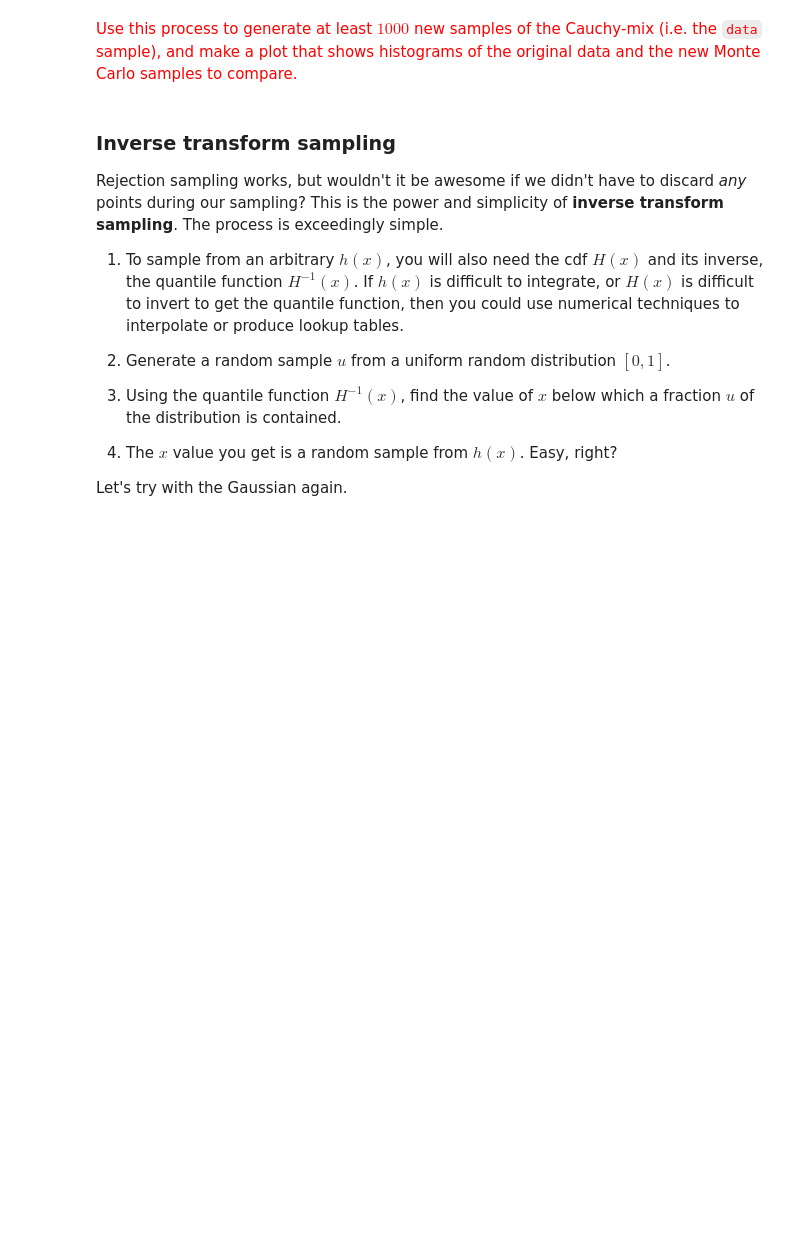
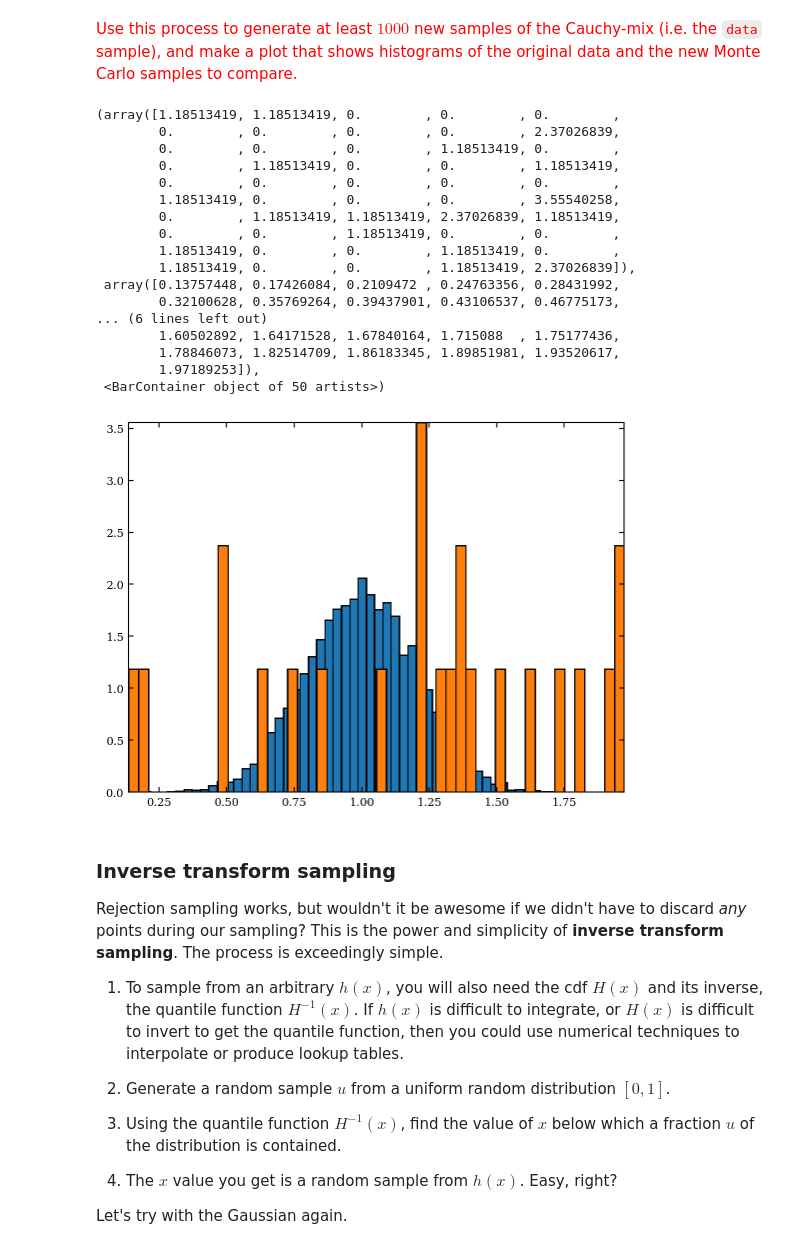
Before and after one commit to NihanPol/ASTR_3300_S2025, a Jupyter notebook: coursework/student_folders/anthony_pearce/class_participation/Lecture_4.ipynb, the cells around one changed output. Drawn from its saved outputs; the diff is of its cells as text; code cells hidden in the pictures; blank space fills up the shorter version.

```diff
--- a/coursework/student_folders/anthony_pearce/class_participation/Lecture_4.ipynb
+++ b/coursework/student_folders/anthony_pearce/class_participation/Lecture_4.ipynb
@@ -425,6 +434,8 @@ data = data[data > -10]
 data = data[data < 30]
 # %% [markdown]
 <font color='red'>Make a numpy histogram object out of the data with `density=True` and `bins=50`. This will return a tuple of bin heights and bin edges.</font>
+# %%
+countsch, binsch = np.histogram(data, bins = 50, density = True)
 # %% [markdown]
 ### Rejection sampling
 
@@ -471,6 +484,41 @@ plt.hist(monte_carlo, bins=50, density=True);
 ...of course once you have the `disth` you can immediately draw from the pdf using `disth.rvs()`. This is worth knowing for your own research. It's a great hack, but it's important to know the theory behind all this.
 # %% [markdown]
 <font color='red'>Use this process to generate at least $1000$ new samples of the Cauchy-mix (i.e. the `data` sample), and make a plot that shows histograms of the original data and the new Monte Carlo samples to compare.</font>
+# %%
+
+dish = scipy.stats.rv_histogram((countsch,binsch))
+maxh = countsch.max()
+N = 1000 # trials
+q = np.random.uniform(0.0, 2.0, N) # proposed points
+u = np.random.uniform(0, maxh, N) # uniform draws
+
+mask = u<=dish.pdf(q)
+mc   = q[mask]
+plt.hist(monte_carlo, bins = 50, density = True)
+plt.hist(mc, bins=50, density=True)
+
+#I am not sure if this is suppose to look so wildly different.
+#I used the same method you did in the prior cell, but with the "data" dataset. It definitely doesnt
+#look like a good distribution by this method.
+# %% [output]
+(array([1.18513419, 1.18513419, 0.        , 0.        , 0.        ,
+        0.        , 0.        , 0.        , 0.        , 2.37026839,
+        0.        , 0.        , 0.        , 1.18513419, 0.        ,
+        0.        , 1.18513419, 0.        , 0.        , 1.18513419,
+        0.        , 0.        , 0.        , 0.        , 0.        ,
+        1.18513419, 0.        , 0.        , 0.        , 3.55540258,
+        0.        , 1.18513419, 1.18513419, 2.37026839, 1.18513419,
+        0.        , 0.        , 1.18513419, 0.        , 0.        ,
+        1.18513419, 0.        , 0.        , 1.18513419, 0.        ,
+        1.18513419, 0.        , 0.        , 1.18513419, 2.37026839]),
+ array([0.13757448, 0.17426084, 0.2109472 , 0.24763356, 0.28431992,
+        0.32100628, 0.35769264, 0.39437901, 0.43106537, 0.46775173,
+... (6 lines left out)
+        1.60502892, 1.64171528, 1.67840164, 1.715088  , 1.75177436,
+        1.78846073, 1.82514709, 1.86183345, 1.89851981, 1.93520617,
+        1.97189253]),
+ <BarContainer object of 50 artists>)
+[figure, added]
 # %% [markdown]
 ### Inverse transform sampling
 
```
Also changed, not shown: parts of 7 cells of this notebook, 1 other file.
